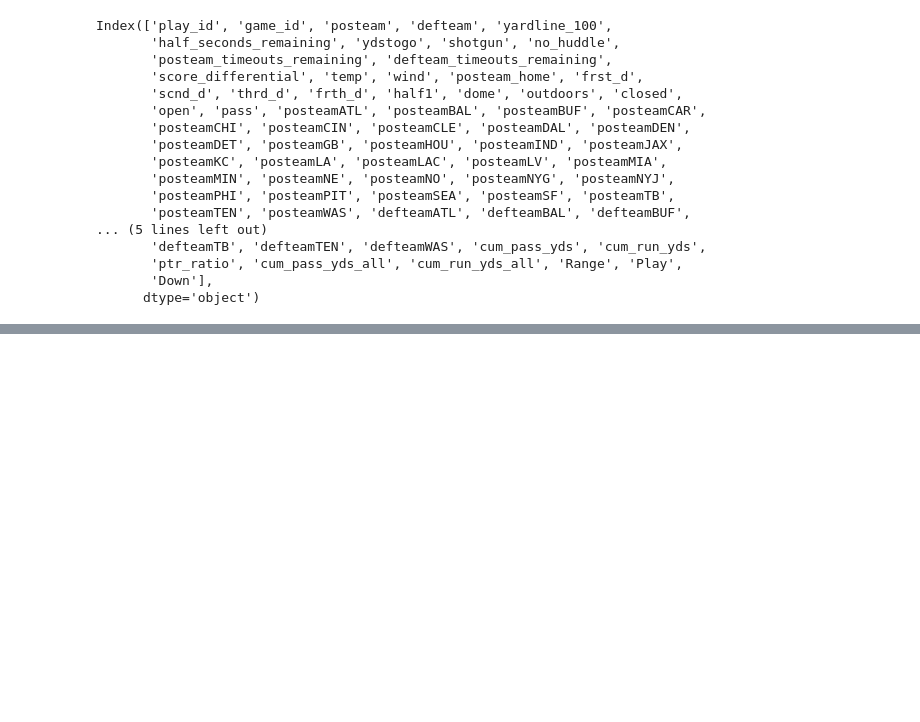
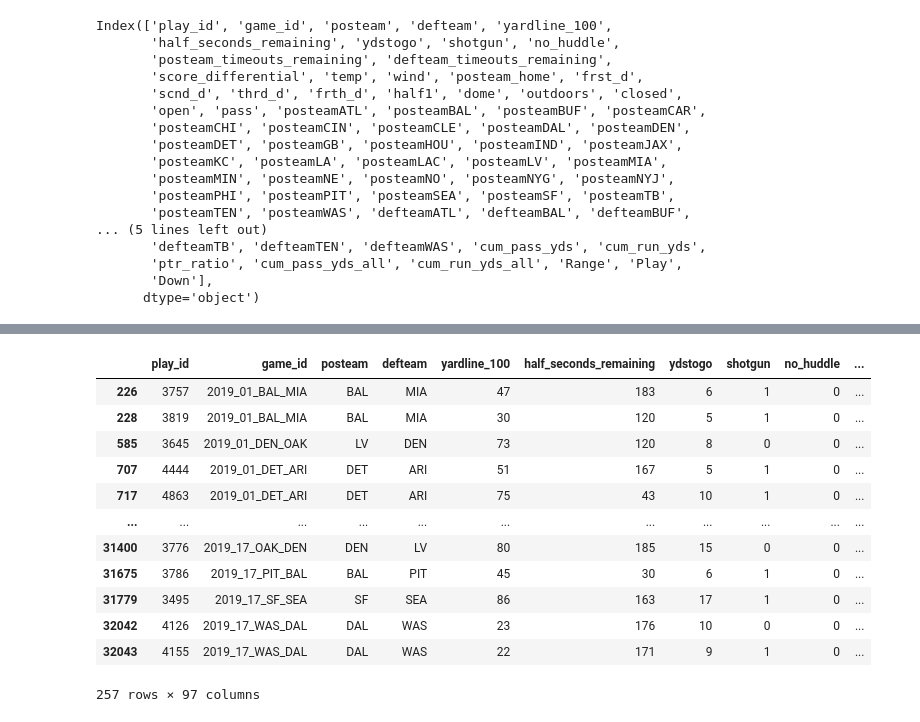
Before and after one commit to joeDirector/NFL-Play-Call-Prediction-with-LSTM-Neural-Netowrks, a Jupyter notebook: src/visualizations.ipynb, the cells around one changed output, grey strips where cells are left out. Saved outputs shown, nothing was run; the diff lists cells and outputs as text; code cells hidden in the pictures; blank space fills up the shorter version.

```diff
--- a/src/visualizations.ipynb
+++ b/src/visualizations.ipynb
@@ -214,0 +233,19 @@ Index(['play_id', 'game_id', 'posteam', 'defteam', 'yardline_100',
+# %%
+passes = qr[qr['pass'] == 1]
+runs = qr[qr['Play'] == 'run']
+# %%
+passes
+# %% [output]
+|  | play_id | game_id | posteam | defteam | yardline_100 | half_seconds_remaining | ydstogo | shotgun | no_huddle | ... |
+| 226 | 3757 | 2019_01_BAL_MIA | BAL | MIA | 47 | 183 | 6 | 1 | 0 | ... |
+| 228 | 3819 | 2019_01_BAL_MIA | BAL | MIA | 30 | 120 | 5 | 1 | 0 | ... |
+| 585 | 3645 | 2019_01_DEN_OAK | LV | DEN | 73 | 120 | 8 | 0 | 0 | ... |
+| 707 | 4444 | 2019_01_DET_ARI | DET | ARI | 51 | 167 | 5 | 1 | 0 | ... |
+| 717 | 4863 | 2019_01_DET_ARI | DET | ARI | 75 | 43 | 10 | 1 | 0 | ... |
+| ... | ... | ... | ... | ... | ... | ... | ... | ... | ... | ... |
+| 31400 | 3776 | 2019_17_OAK_DEN | DEN | LV | 80 | 185 | 15 | 0 | 0 | ... |
+| 31675 | 3786 | 2019_17_PIT_BAL | BAL | PIT | 45 | 30 | 6 | 1 | 0 | ... |
+| 31779 | 3495 | 2019_17_SF_SEA | SF | SEA | 86 | 163 | 17 | 1 | 0 | ... |
+| 32042 | 4126 | 2019_17_WAS_DAL | DAL | WAS | 23 | 176 | 10 | 0 | 0 | ... |
+| 32043 | 4155 | 2019_17_WAS_DAL | DAL | WAS | 22 | 171 | 9 | 1 | 0 | ... |
+257 rows × 97 columns
```
Also changed, not shown: parts of 3 cells of this notebook, 11 other files.
